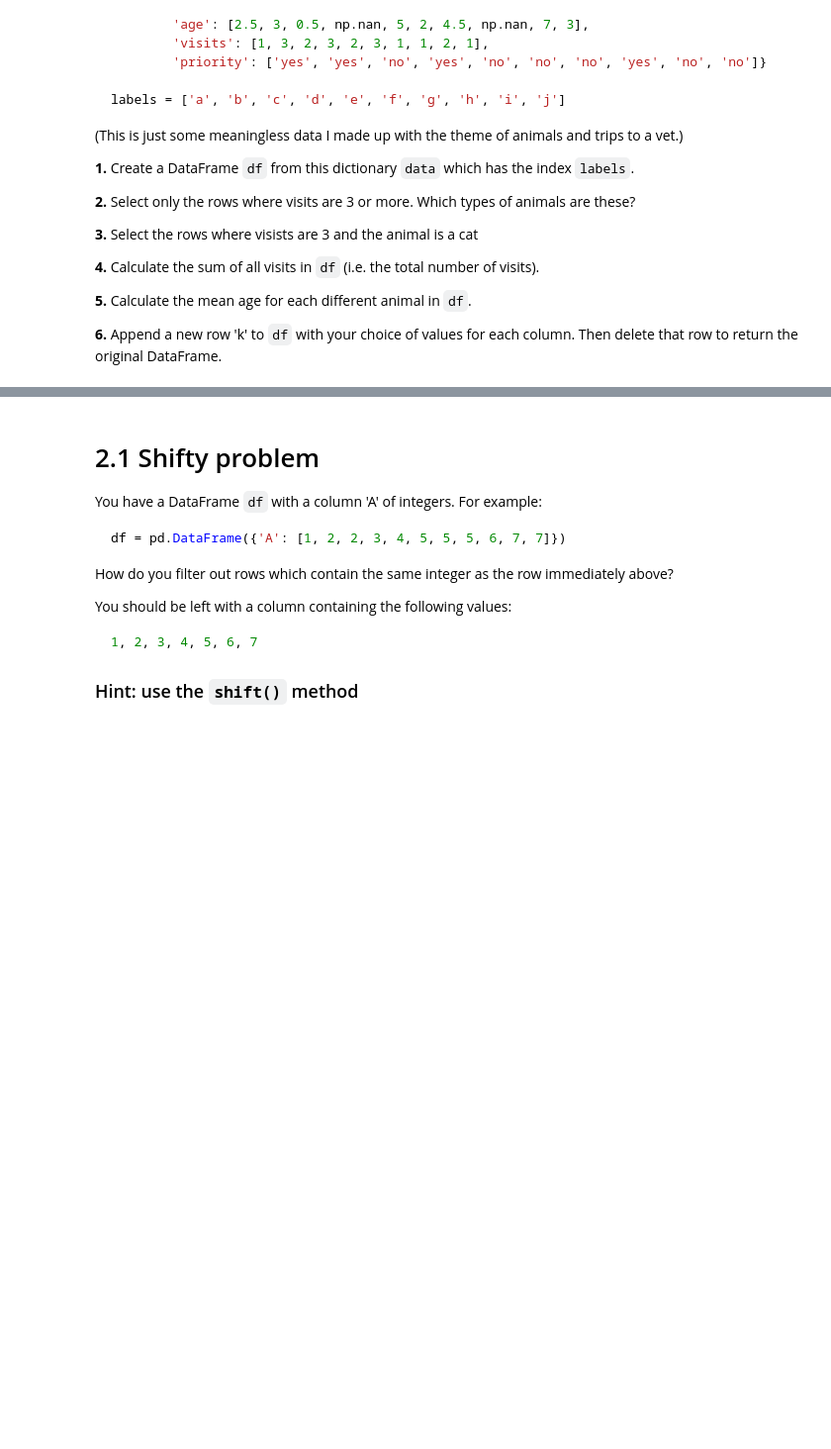
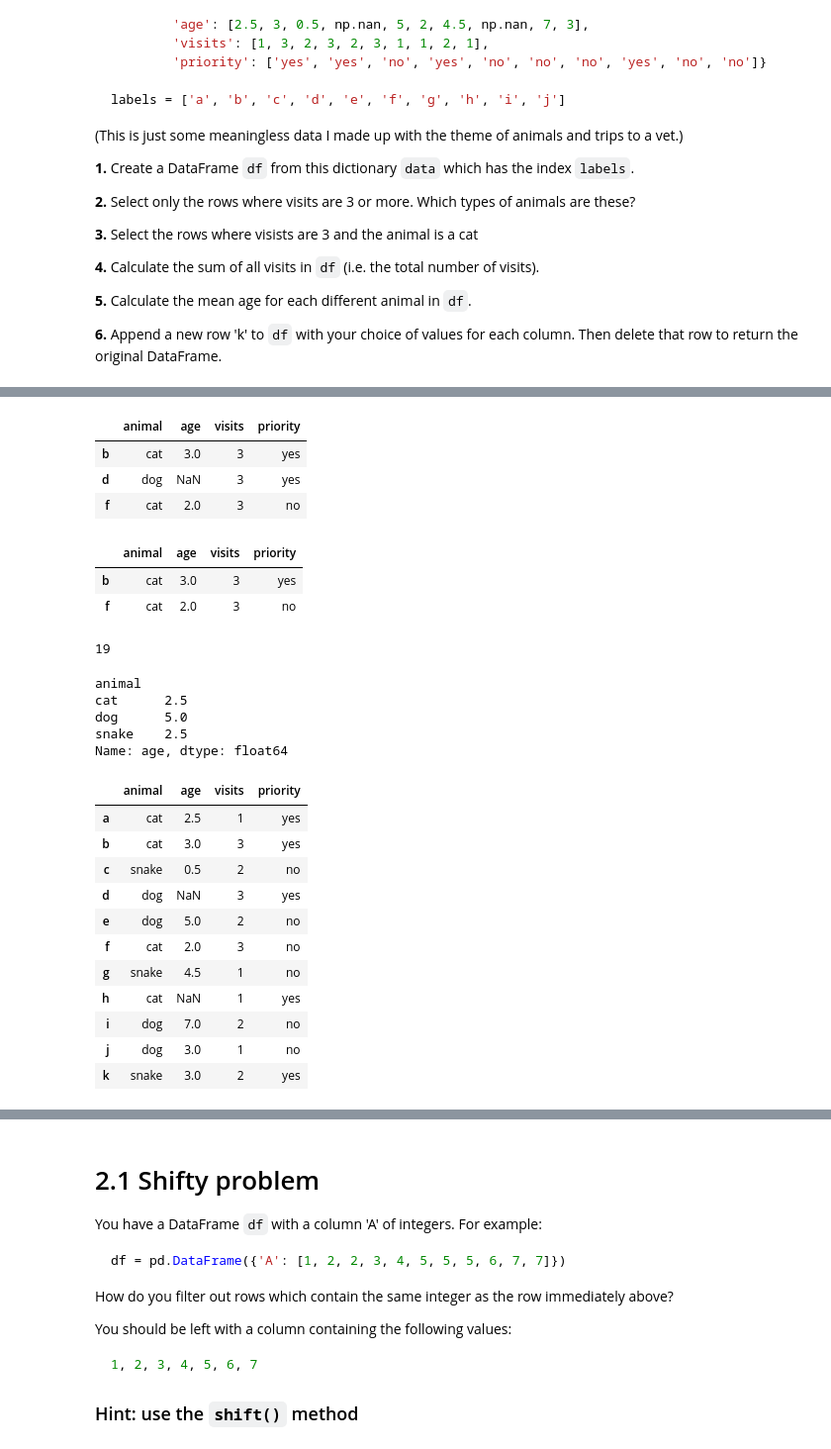
Before and after one commit to cb-ds-1/m2-1-pandas, a Jupyter notebook: workshop.ipynb, the cells around one changed output, grey strips where cells are left out. Shown at 99% size. Drawn from its saved outputs; the diff is of its cells as text; code cells hidden in the pictures; blank space fills up the shorter version.

```diff
--- a/workshop.ipynb
+++ b/workshop.ipynb
@@ -31,3 +33,17 @@ labels = ['a', 'b', 'c', 'd', 'e', 'f', 'g', 'h', 'i', 'j']
 **5.** Calculate the mean age for each different animal in `df`.
 
 **6.** Append a new row 'k' to `df` with your choice of values for each column. Then delete that row to return the original DataFrame.
+# %%
+import pandas as pd
+import numpy as np
+
+data = {'animal': ['cat', 'cat', 'snake', 'dog', 'dog', 'cat', 'snake', 'cat', 'dog', 'dog'],
+        'age': [2.5, 3, 0.5, np.nan, 5, 2, 4.5, np.nan, 7, 3],
+        'visits': [1, 3, 2, 3, 2, 3, 1, 1, 2, 1],
+        'priority': ['yes', 'yes', 'no', 'yes', 'no', 'no', 'no', 'yes', 'no', 'no']}
+
+labels = ['a', 'b', 'c', 'd', 'e', 'f', 'g', 'h', 'i', 'j']
+# %%
+# 1. Create a DataFrame df from this dictionary data which has the index labels.
+df = pd.DataFrame(data, index=labels)
+df
@@ -33,0 +62,54 @@ labels = ['a', 'b', 'c', 'd', 'e', 'f', 'g', 'h', 'i', 'j']
+# %%
+# 2. Select only the rows where visits are 3 or more. Which types of animals are these?
+df.loc[df.visits == 3] # cats & dog
+# %% [output]
+|  | animal | age | visits | priority |
+| b | cat | 3.0 | 3 | yes |
+| d | dog | NaN | 3 | yes |
+| f | cat | 2.0 | 3 | no |
+# %%
+# 3. Select the rows where visists are 3 and the animal is a cat
+mask = (df.visits == 3) & (df.animal == 'cat')
+df.loc[mask]
+# %% [output]
+|  | animal | age | visits | priority |
+| b | cat | 3.0 | 3 | yes |
+| f | cat | 2.0 | 3 | no |
+# %%
+# 4. Calculate the sum of all visits in df (i.e. the total number of visits).
+df.visits.sum()
+# %% [output]
+19
+# %%
+# 5. Calculate the mean age for each different animal in df.
+df.groupby('animal').age.mean()
+# %% [output]
+animal
+cat      2.5
+dog      5.0
+snake    2.5
+Name: age, dtype: float64
+# %%
+# 6. Append a new row 'k' to df with your choice of values for each column.
+#df = pd.DataFrame(data, index=labels)
+data2 = {'animal': 'snake',
+        'age': 3,
+        'visits': 2,
+        'priority': 'yes'}
+labels2 = ['k']
+df2 = pd.DataFrame(data2, index=labels2)
+df = df.append(df2) # or concat
+df
+# %% [output]
+|  | animal | age | visits | priority |
+| a | cat | 2.5 | 1 | yes |
+| b | cat | 3.0 | 3 | yes |
+| c | snake | 0.5 | 2 | no |
+| d | dog | NaN | 3 | yes |
+| e | dog | 5.0 | 2 | no |
+| f | cat | 2.0 | 3 | no |
+| g | snake | 4.5 | 1 | no |
+| h | cat | NaN | 1 | yes |
+| i | dog | 7.0 | 2 | no |
+| j | dog | 3.0 | 1 | no |
+| k | snake | 3.0 | 2 | yes |
```
Also changed, not shown: parts of 19 cells of this notebook.
